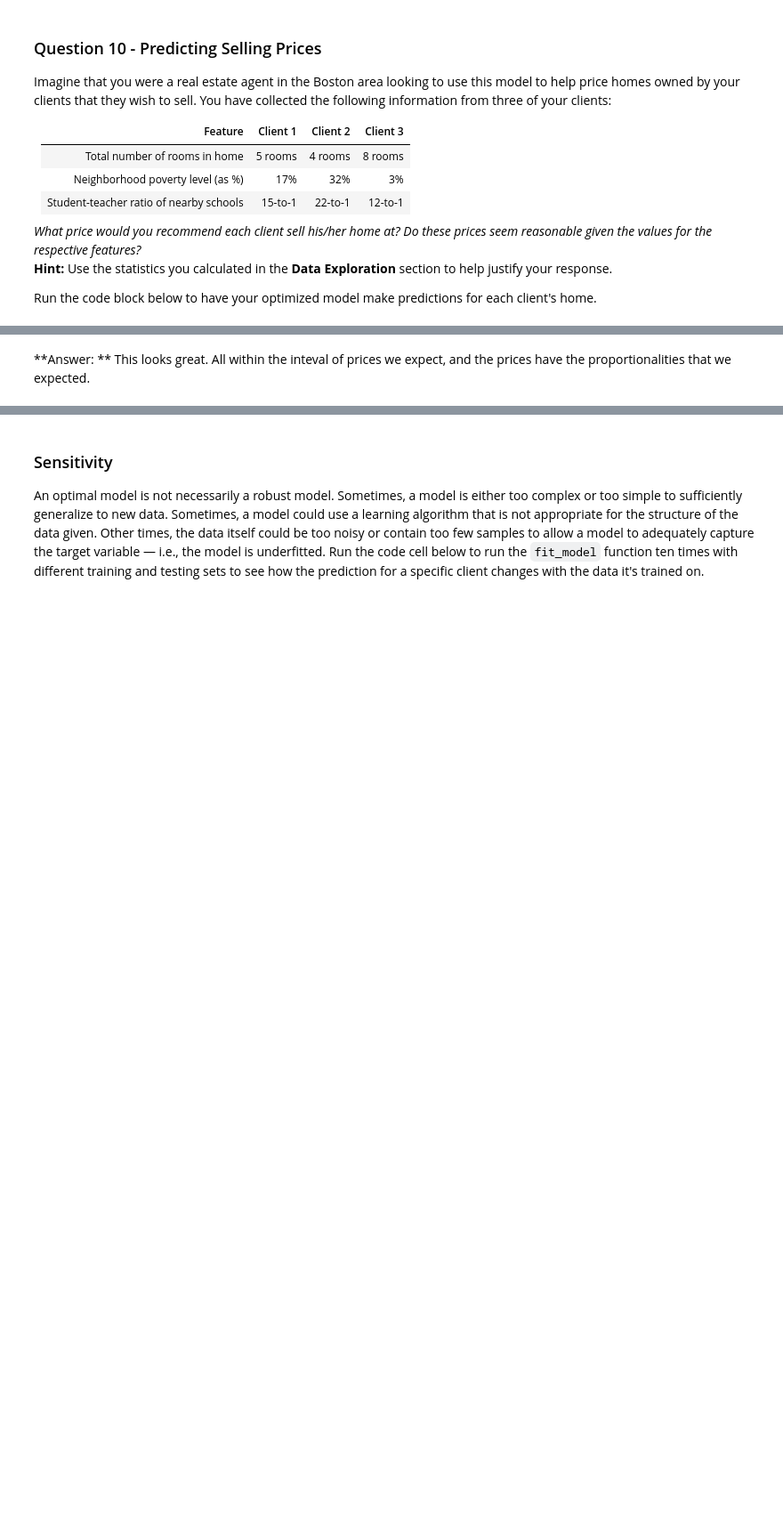
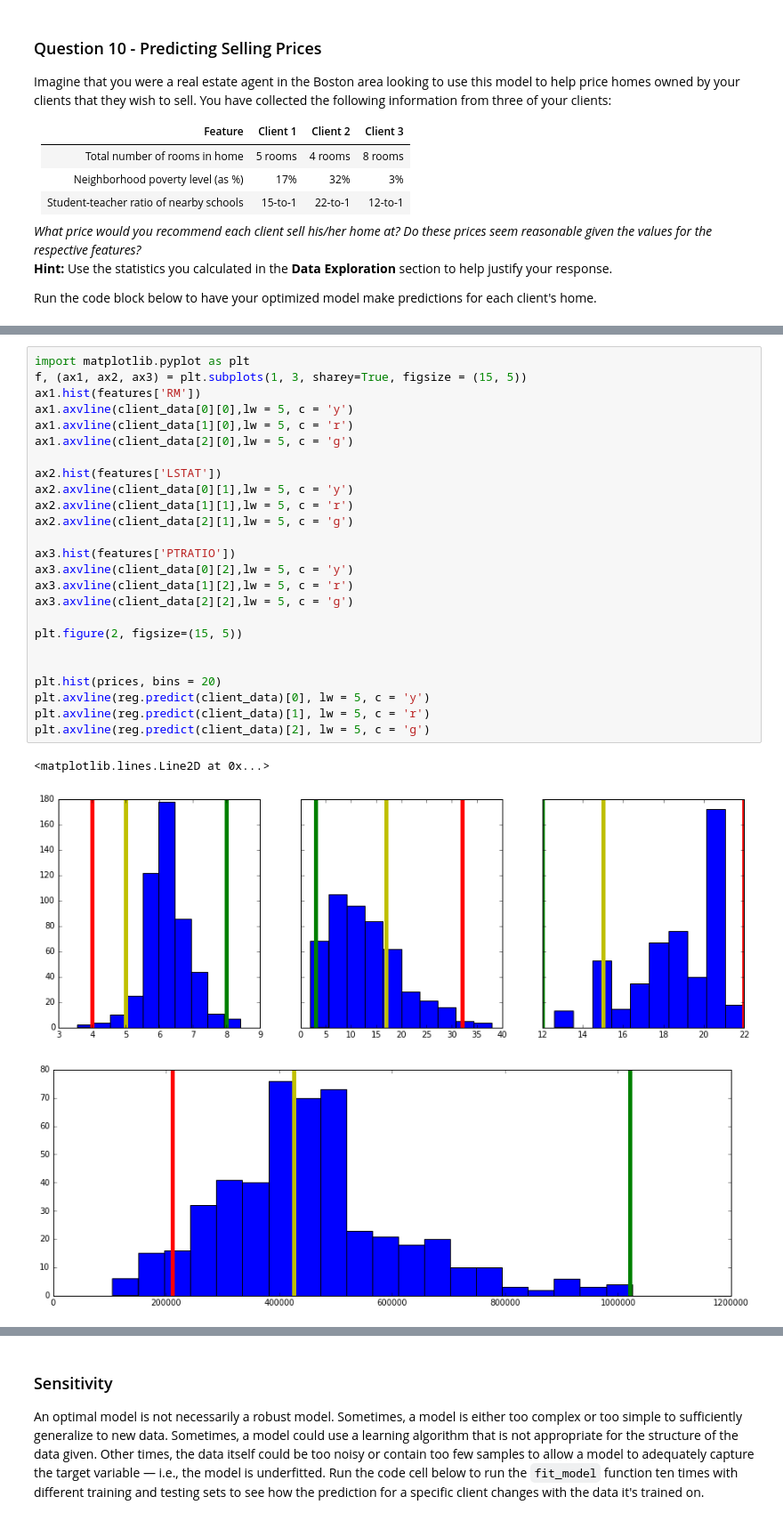
Before and after one commit to JeremySilverTongue/MachineLearningNanodegree, a Jupyter notebook: 1-BostonHousing/boston_housing.ipynb, the cells around one changed output, grey strips where cells are left out. Shown at 89% size. Saved outputs shown, nothing was run; the diff lists cells and outputs as text; blank space fills up the shorter version.

```diff
--- a/1-BostonHousing/boston_housing.ipynb
+++ b/1-BostonHousing/boston_housing.ipynb
@@ -319,2 +336,29 @@ Predicted selling price for Client 3's home: $1,018,500.00
-# %% [markdown]
-**Answer: ** This looks great. All within the inteval of prices we expect, and the prices have the proportionalities that we expected.
+# %%
+import matplotlib.pyplot as plt
+f, (ax1, ax2, ax3) = plt.subplots(1, 3, sharey=True, figsize = (15, 5))
+ax1.hist(features['RM'])
+ax1.axvline(client_data[0][0],lw = 5, c = 'y')
+ax1.axvline(client_data[1][0],lw = 5, c = 'r')
+ax1.axvline(client_data[2][0],lw = 5, c = 'g')
+
+ax2.hist(features['LSTAT'])
+ax2.axvline(client_data[0][1],lw = 5, c = 'y')
+ax2.axvline(client_data[1][1],lw = 5, c = 'r')
+ax2.axvline(client_data[2][1],lw = 5, c = 'g')
+
+ax3.hist(features['PTRATIO'])
+ax3.axvline(client_data[0][2],lw = 5, c = 'y')
+ax3.axvline(client_data[1][2],lw = 5, c = 'r')
+ax3.axvline(client_data[2][2],lw = 5, c = 'g')
+
+plt.figure(2, figsize=(15, 5))
+
+
+plt.hist(prices, bins = 20)
+plt.axvline(reg.predict(client_data)[0], lw = 5, c = 'y')
+plt.axvline(reg.predict(client_data)[1], lw = 5, c = 'r')
+plt.axvline(reg.predict(client_data)[2], lw = 5, c = 'g')
+# %% [output]
+<matplotlib.lines.Line2D at 0x...>
+[figure, added]
+[figure, added]
```
Also changed, not shown: parts of 11 cells of this notebook, 1 other file.
